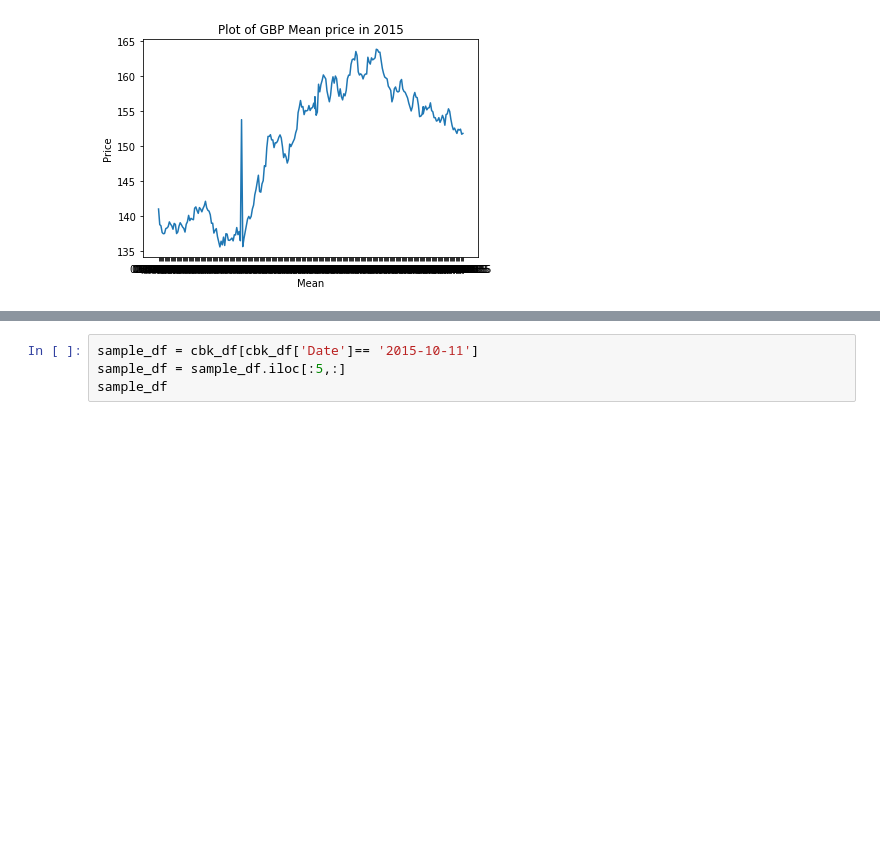
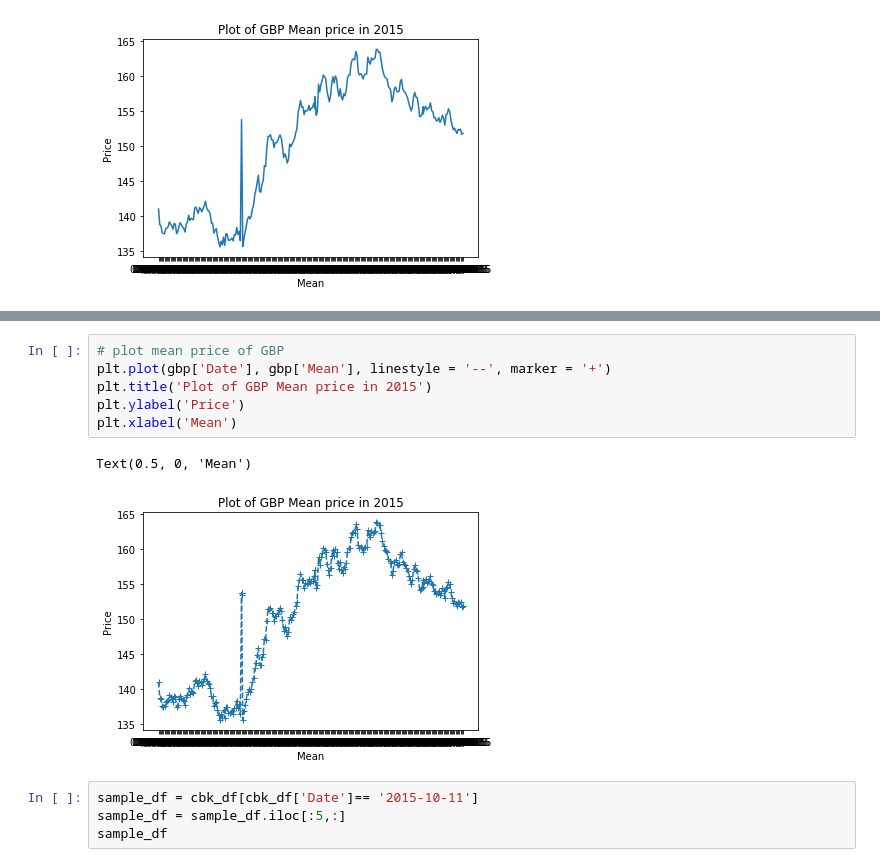
Before and after one commit to AubreyJohns/Data-Visualization, a Jupyter notebook: Data Visualization.ipynb, the cells around one changed output, grey strips where cells are left out. Drawn from its saved outputs; the diff is of its cells as text; blank space fills up the shorter version.

```diff
--- a/Data Visualization.ipynb
+++ b/Data Visualization.ipynb
@@ -140,3 +174,12 @@ Text(0.5, 0, 'Mean')
+# %%
+# plot mean price of GBP
+plt.plot(gbp['Date'], gbp['Mean'], linestyle = '--', marker = '+')
+plt.title('Plot of GBP Mean price in 2015')
+plt.ylabel('Price')
+plt.xlabel('Mean')
+# %% [output]
+Text(0.5, 0, 'Mean')
+[figure, added]
 # %%
 sample_df = cbk_df[cbk_df['Date']== '2015-10-11']
 sample_df = sample_df.iloc[:5,:]
```
Also changed, not shown: parts of 21 cells of this notebook.
